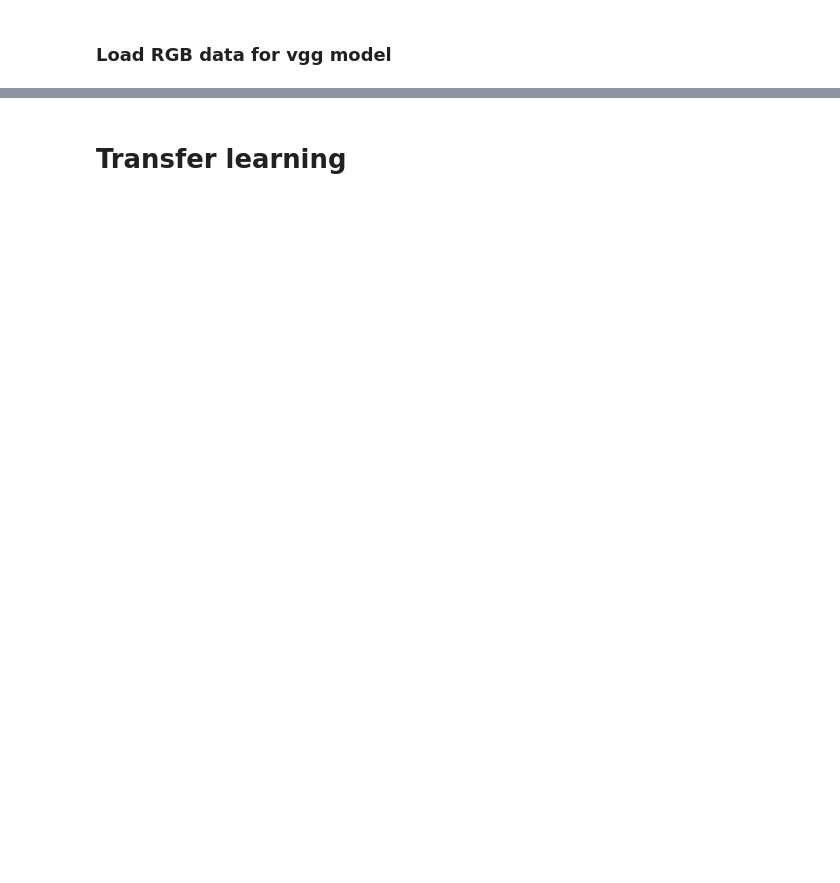
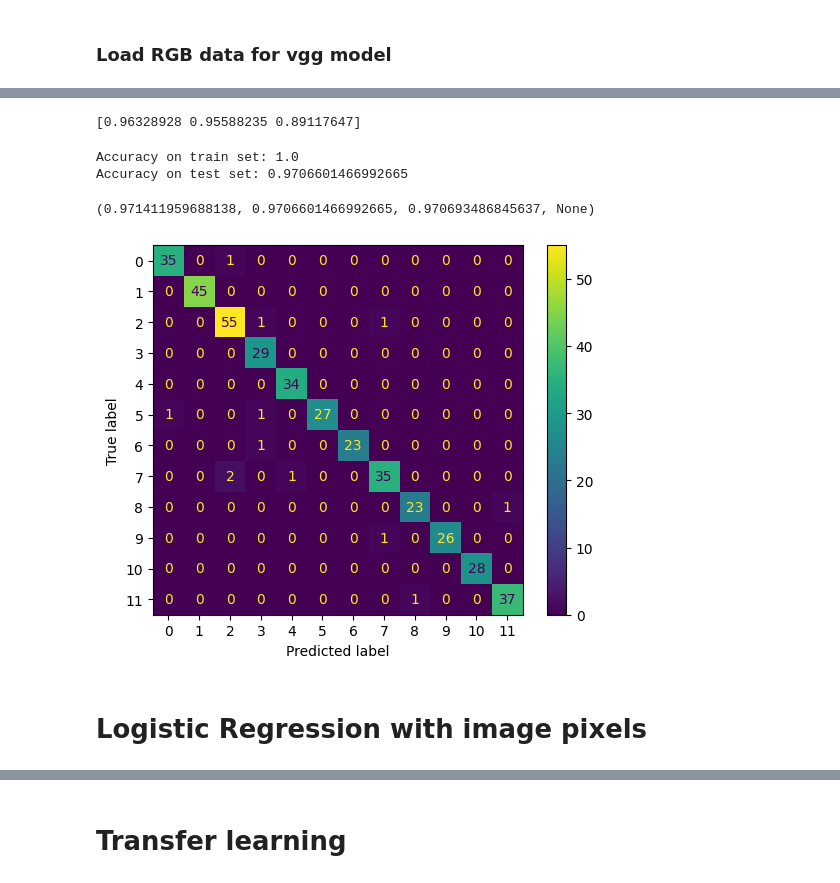
Before and after one commit to Pakin49/Naruto-Hand-Sign-detection, a Jupyter notebook: Naruto_Hand_Sign.ipynb, the cells around one changed output, grey strips where cells are left out. Cells and saved outputs as stored; diff of their text form; code cells hidden in the pictures; blank space fills up the shorter version.

```diff
--- a/Naruto_Hand_Sign.ipynb
+++ b/Naruto_Hand_Sign.ipynb
@@ -352,0 +385,20 @@ print(a)
+# %%
+from sklearn.model_selection import train_test_split
+X_train, X_test, y_train, y_test = train_test_split(X_features, y, test_size=0.2, random_state=42)
+# %%
+from sklearn.linear_model import LogisticRegression
+from sklearn.pipeline import Pipeline
+from sklearn.metrics import accuracy_score
+from sklearn.pipeline import Pipeline
+from sklearn.decomposition import PCA
+from sklearn.preprocessing import StandardScaler, MinMaxScaler
+
+steps = [
+    ('scaler', MinMaxScaler()),
+    ('pca', PCA(.97)),
+    ('knn', LogisticRegression())
+]
+
+pipe_log_features = Pipeline(steps)
+
+pipe_log_features.fit(X_train, y_train)
@@ -352,0 +419,29 @@ print(a)
+# %%
+from sklearn.model_selection import cross_val_score
+cv = cross_val_score(pipe_log_features, X_features, y, cv=3, n_jobs=-1)
+print(cv)
+# %% [output]
+[0.96328928 0.95588235 0.89117647]
+# %%
+y_pred = pipe_log_features.predict(X_test)
+print(f"Accuracy on train set: {pipe_log_features.score(X_train, y_train)}")
+print(f"Accuracy on test set: {pipe_log_features.score(X_test, y_test)}")
+# %% [output]
+Accuracy on train set: 1.0
+Accuracy on test set: 0.9706601466992665
+# %%
+from sklearn.metrics import precision_recall_fscore_support
+print(precision_recall_fscore_support(y_test, y_pred, average='weighted'))
+# %% [output]
+(0.971411959688138, 0.9706601466992665, 0.970693486845637, None)
+# %%
+from sklearn.metrics import confusion_matrix, ConfusionMatrixDisplay
+cm = confusion_matrix(y_test, y_pred, labels=pipe_log_features.classes_)
+disp = ConfusionMatrixDisplay(confusion_matrix=cm,
+                              display_labels=pipe_log_features.classes_)
+disp.plot()
+plt.show()
+# %% [output]
+[figure, added]
+# %% [markdown]
+# Logistic Regression with image pixels
```
Also changed, not shown: parts of 72 cells of this notebook.
